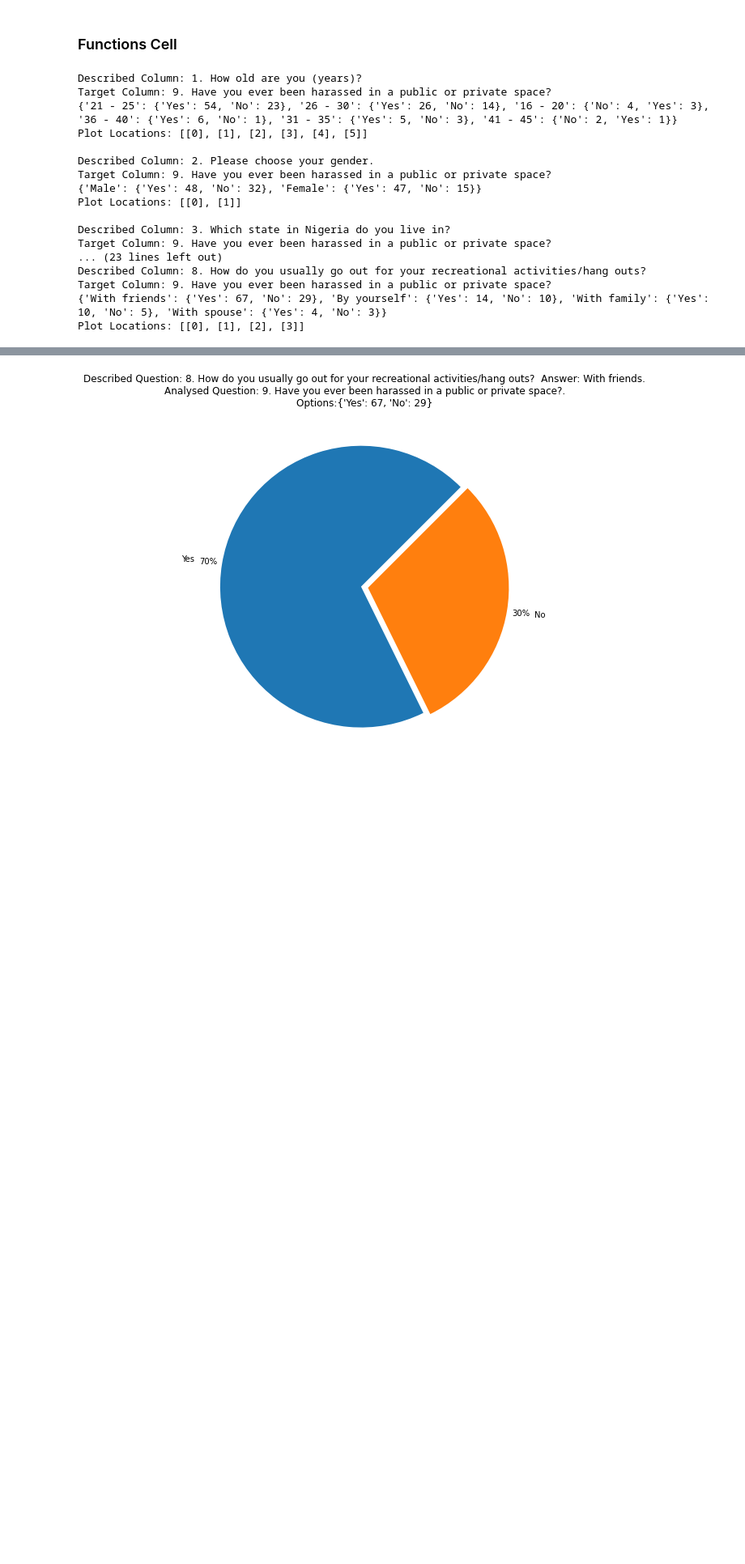
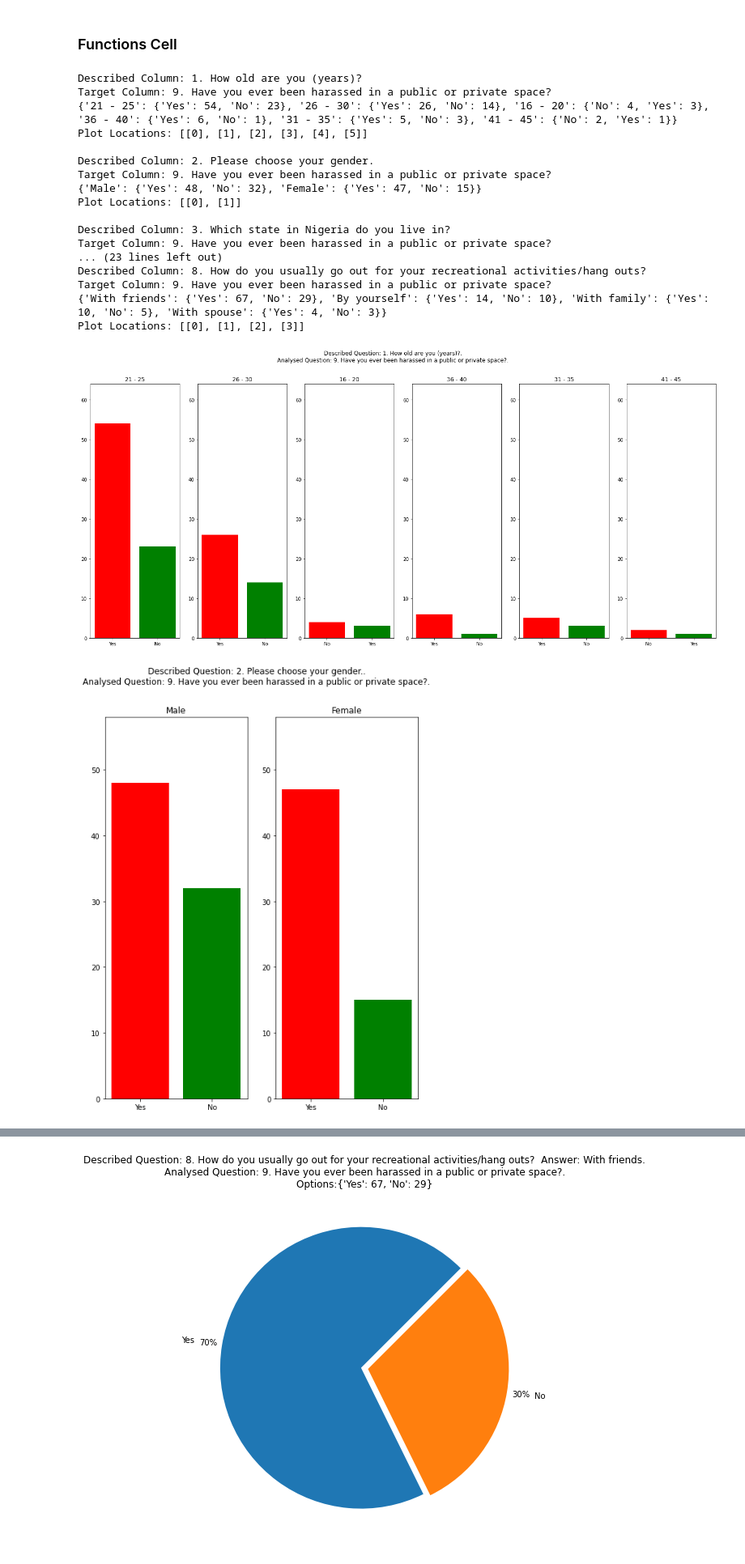
Before and after one commit to dub-em/Camera-Product-Survery-Analysis, a Jupyter notebook: Product_survey_analysis.ipynb, the cells around one changed output, grey strips where cells are left out. Shown at 81% size. Drawn from its saved outputs; the diff is of its cells as text; code cells hidden in the pictures; blank space fills up the shorter version.

```diff
--- a/Product_survey_analysis.ipynb
+++ b/Product_survey_analysis.ipynb
@@ -189,7 +189,7 @@ def col_anal (survey, survey_title, target_column, descr_column):
     elif length.index(max(length)) == 0:
         descr_column = descr_column[0]
         for target_column in target_column:
-            deep_col_descr, plot_loc = deep_column_descr(survey_1, target_column, descr_column)
+            deep_col_descr, plot_loc = deep_column_descr(survey, target_column, descr_column)
             col_descr_set.append([survey_title[descr_column], survey_title[target_column], deep_col_descr, plot_loc])
             print('Described Column: {}\nTarget Column: {}\n{}\nPlot Locations: {}\n'.format(survey_title[descr_column], survey_title[target_column], deep_col_descr, plot_loc))
     return(col_descr_set)
@@ -218,6 +218,38 @@ def plot_func_1(col_descr_set, survey_title):
                 plt.savefig(figname)
                 #plt.close()
                 #plt.show()
+
+def plot_func_2(col_descr_set, survey_title):
+    '''Plots and saves the bar chart of the value count for each column analysed by the col_anal and deep_column_descr function.
+    This funciton generates plot title and saved figure name automatically depending on the questions analysed, using a plot
+    location system developed in this code to locate the value counts needed for plotting.'''
+    count = 0
+    values = []
+    sub = int('1' + str(len(col_descr_set[2].values())) + '1')
+    for value in col_descr_set[2].values():
+        for val in value.values():
+            values.append(val)
+    x = max(values)+10
+    plt.figure(figsize=((8*len(col_descr_set[2].values())), 10))
+    title1 = 'Described Question: {}.'.format(col_descr_set[0])
+    title2 = 'Analysed Question: {}.'.format(col_descr_set[1])
+    for plot in col_descr_set[3]:
+        lists = col_descr_set[2]
+        count += 1
+        for p in range(len(plot)):
+            lists_key = list(lists.keys())[plot[p]]
+            lists = list(lists.values())[plot[p]]
+            if p == len(plot)-1:
+                plt.subplot(sub)
+                plt.ylim(0, x)
+                plt.bar(lists.keys(), lists.values(), align='center', color = list('rgbymc'))
+                plt.title(lists_key)
+                sub += 1
+    plt.suptitle('{}\n{}'.format(title1, title2))
+    figname = '0{}_Question_{}_and_Question_{}.jpg'.format(count, ((str(col_descr_set[0]))[:3]).replace('.', ''), ((str(col_descr_set[1]))[:3]).replace('.', ''))
+    plt.savefig(figname)
+    #plt.close()
+    #plt.show()
 # %%
 #The functions for analyseing two feature vectors is used to analyse a range of columns
 descr_column = range(8)
@@ -241,3 +273,12 @@ Described Column: 8. How do you usually go out for your recreational activities/
 Target Column: 9. Have you ever been harassed in a public or private space?
 {'With friends': {'Yes': 67, 'No': 29}, 'By yourself': {'Yes': 14, 'No': 10}, 'With family': {'Yes': 10, 'No': 5}, 'With spouse': {'Yes': 4, 'No': 3}}
 Plot Locations: [[0], [1], [2], [3]]
+# %%
+#The plot function for two feature vectors analysis is used to plot and save pie charts from the analysis, using the
+#plot location of each value count to locate the value count and plot it.
+for x in range(8):
+    if x != 2:
+        plot_func_2(col_descr_set[x], survey_title)
+# %% [output]
+[figure, added]
+[figure, added]
```
Also changed, not shown: parts of 3 cells of this notebook.
